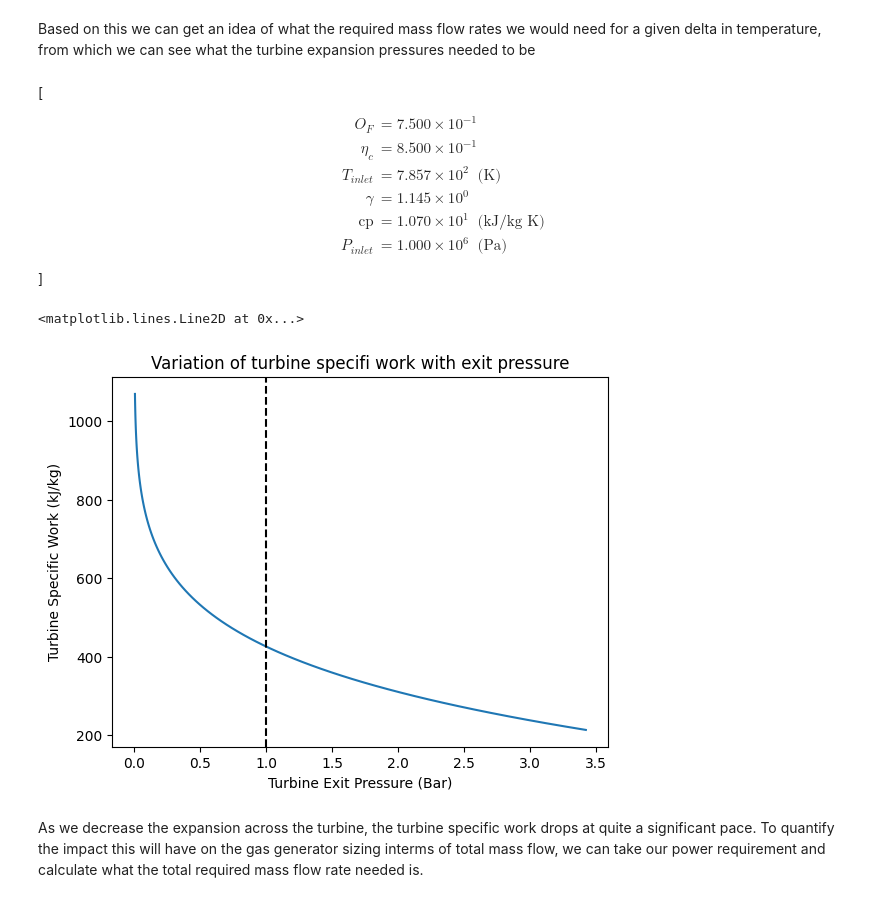
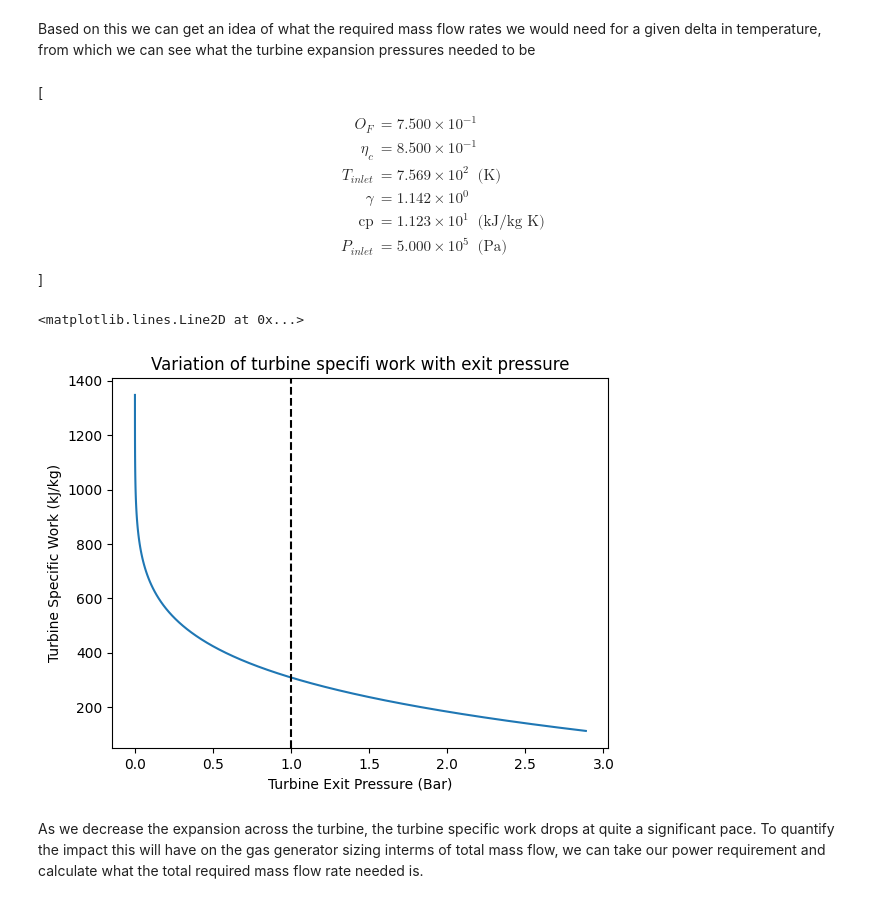
Before and after one commit to EliasAoubala/MermaidManBarnacleBoy, a Jupyter notebook: docs/turbogg.ipynb, the cells around one changed output. Saved outputs shown, nothing was run; the diff lists cells and outputs as text; code cells hidden in the pictures.

```diff
--- a/docs/turbogg.ipynb
+++ b/docs/turbogg.ipynb
@@ -46,7 +47,7 @@ We can assume the following chamber conditions for the gas generator
 # %%
 %%render sci_not
 
-P_c = 10e5 # Pa
+P_c = 5e5 # Pa
 # %% [output]
 \[
 \begin{aligned}
@@ -166,35 +167,35 @@ O_{F} &= 7.500 \times 10 ^ {-1} \;
 \\[10pt]
 \eta_{c} &= 8.500 \times 10 ^ {-1} \;
 \\[10pt]
-T_{inlet} &= 7.857 \times 10 ^ {2} \; \;\textrm{(K)}
+T_{inlet} &= 7.569 \times 10 ^ {2} \; \;\textrm{(K)}
 \\[10pt]
-\gamma &= 1.145 \times 10 ^ {0} \;
+\gamma &= 1.142 \times 10 ^ {0} \;
 \\[10pt]
-\mathrm{cp} &= 1.070 \times 10 ^ {1} \; \;\textrm{(kJ/kg K)}
+\mathrm{cp} &= 1.123 \times 10 ^ {1} \; \;\textrm{(kJ/kg K)}
 \\[10pt]
-P_{inlet} &= 1.000 \times 10 ^ {6} \; \;\textrm{(Pa)}
+P_{inlet} &= 5.000 \times 10 ^ {5} \; \;\textrm{(Pa)}
 \end{aligned}
 \]
 # %%
 # We need to span different expansion temperatures to see what we
 
 
-delta_T = np.linspace(100, 500, 100)
+delta_T = np.linspace(50, 600, 100)
 
 T_2s = T_inlet - delta_T
 
 P_expand = P_inlet*(T_2s/T_inlet)**(gamma/(gamma - 1))
 
 w = cp * eta_t * delta_T
 
 plt.plot(P_expand/1e5, w)
 plt.xlabel("Turbine Exit Pressure (Bar)")
 plt.ylabel("Turbine Specific Work (kJ/kg)")
 plt.title("Variation of turbine specifi work with exit pressure")
 plt.axvline(1, linestyle="--", color="k")
 # %% [output]
 <matplotlib.lines.Line2D at 0x...>
-[figure, old version]
+[figure, new version]
 # %% [markdown]
 As we decrease the expansion across the turbine, the turbine specific work drops at quite a significant pace. To quantify the impact this will have on the gas generator sizing interms of total mass flow, we can take our power requirement and calculate what the total required mass flow rate needed is.
 # %%
```
Also changed, not shown: parts of 34 cells of this notebook, 1 other file.
